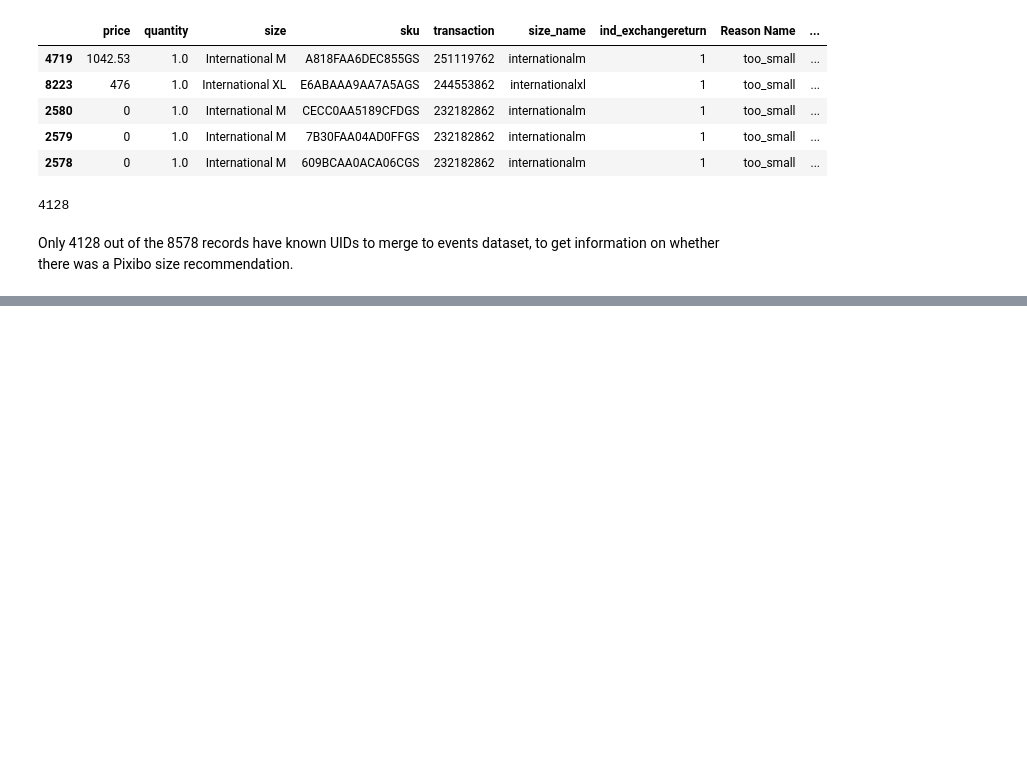
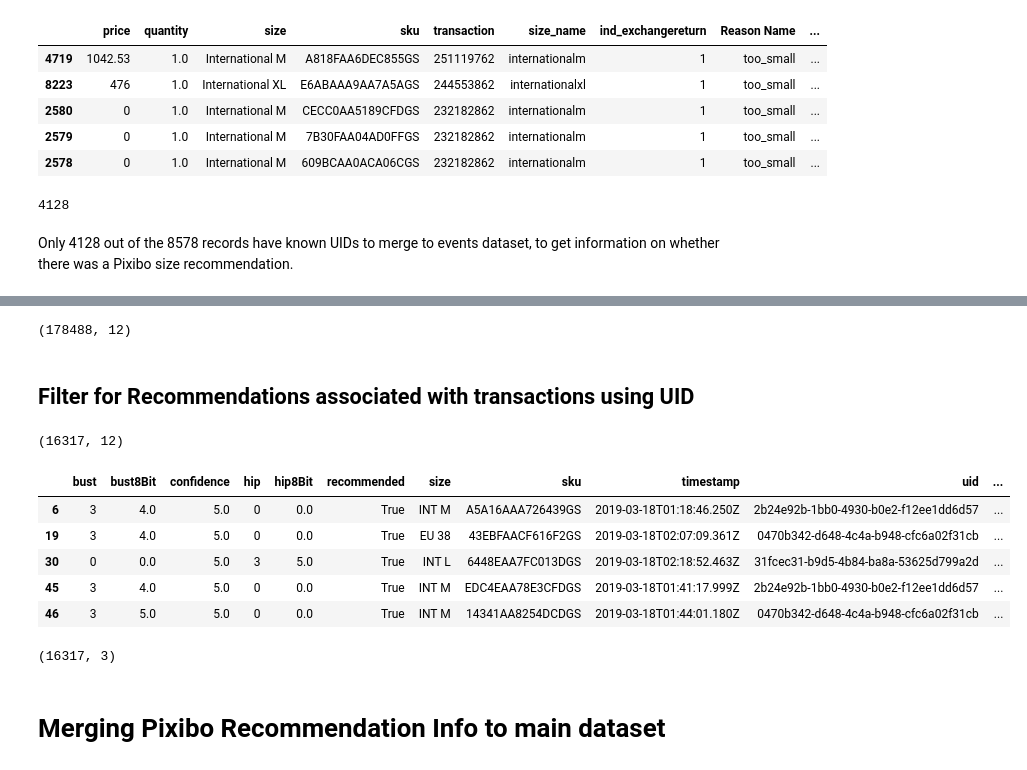
Before and after one commit to winstonchan1990/pixibo, a Jupyter notebook: src/main.ipynb, the cells around one changed output, grey strips where cells are left out. Cells and saved outputs as stored; diff of their text form; code cells hidden in the pictures; blank space fills up the shorter version.

```diff
--- a/src/main.ipynb
+++ b/src/main.ipynb
@@ -578,0 +664,28 @@ Only 4128 out of the 8578 records have known UIDs to merge to events dataset, to
+# %%
+DATA_RECOMMENDATIONS = pd.DataFrame.from_records(RECOMMENDATIONS)
+# %%
+# Remove duplicates
+DATA_RECOMMENDATIONS = DATA_RECOMMENDATIONS.drop_duplicates(keep='first')
+# %%
+DATA_RECOMMENDATIONS.shape
+# %% [output]
+(178488, 12)
+# %% [markdown]
+## Filter for Recommendations associated with transactions using UID
+# %%
+UIDS_OF_INTEREST = set(DATA_RECOMMENDATIONS['uid']).intersection(set(DATA_CONVERSIONS_EXCHANGE_RETURNS['uid']))
+# %%
+DATA_RECOMMENDATIONS = DATA_RECOMMENDATIONS[DATA_RECOMMENDATIONS['uid'].map(lambda x: x in UIDS_OF_INTEREST)]
+# %%
+DATA_RECOMMENDATIONS.shape
+# %% [output]
+(16317, 12)
+# %%
+DATA_RECOMMENDATIONS.head()
+# %% [output]
+|  | bust | bust8Bit | confidence | hip | hip8Bit | recommended | size | sku | timestamp | uid | ... |
+| 6 | 3 | 4.0 | 5.0 | 0 | 0.0 | True | INT M | A5A16AAA726439GS | 2019-03-18T01:18:46.250Z | 2b24e92b-1bb0-4930-b0e2-f12ee1dd6d57 | ... |
+| 19 | 3 | 4.0 | 5.0 | 0 | 0.0 | True | EU 38 | 43EBFAACF616F2GS | 2019-03-18T02:07:09.361Z | 0470b342-d648-4c4a-b948-cfc6a02f31cb | ... |
+| 30 | 0 | 0.0 | 5.0 | 3 | 5.0 | True | INT L | 6448EAA7FC013DGS | 2019-03-18T02:18:52.463Z | 31fcec31-b9d5-4b84-ba8a-53625d799a2d | ... |
+| 45 | 3 | 4.0 | 5.0 | 0 | 0.0 | True | INT M | EDC4EAA78E3CFDGS | 2019-03-18T01:41:17.999Z | 2b24e92b-1bb0-4930-b0e2-f12ee1dd6d57 | ... |
+| 46 | 3 | 5.0 | 5.0 | 0 | 0.0 | True | INT M | 14341AA8254DCDGS | 2019-03-18T01:44:01.180Z | 0470b342-d648-4c4a-b948-cfc6a02f31cb | ... |
@@ -578,0 +701,6 @@ Only 4128 out of the 8578 records have known UIDs to merge to events dataset, to
+# %%
+DATA_RECOMMENDATIONS.shape
+# %% [output]
+(16317, 3)
+# %% [markdown]
+# Merging Pixibo Recommendation Info to main dataset
```
Also changed, not shown: parts of 65 cells of this notebook, 3 other files.
